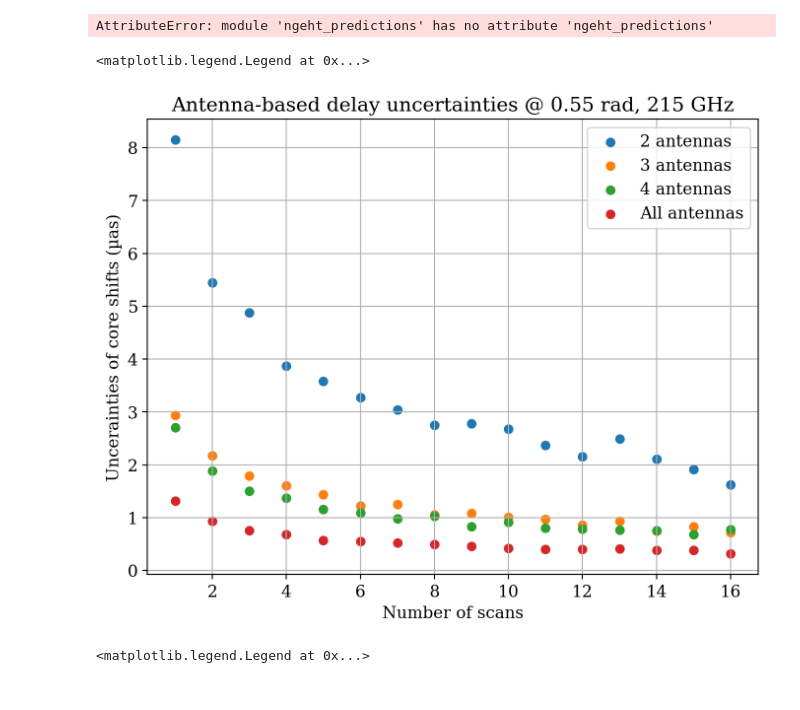
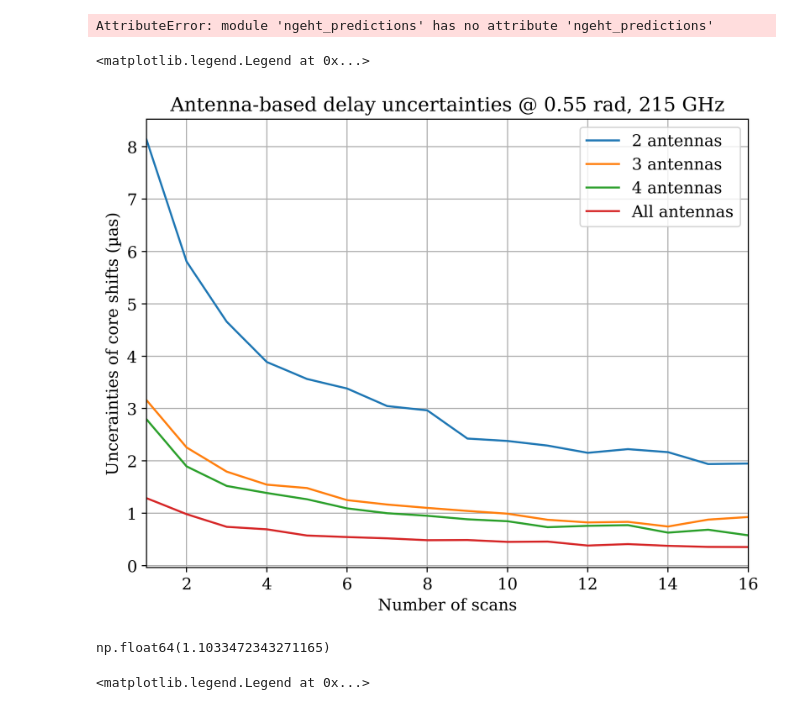
Before and after one commit to GalagaBits/ngeht_simulations, a Jupyter notebook: source_structure_test.ipynb, the cells around one changed output. Saved outputs shown, nothing was run; the diff lists cells and outputs as text; code cells hidden in the pictures.

```diff
--- a/source_structure_test.ipynb
+++ b/source_structure_test.ipynb
@@ -557,25 +442,30 @@ ngeht_predictions.ngeht_predictions.utilities.radians_to_mas(ngeht_2tennas_phase
 # %% [output]
 AttributeError: module 'ngeht_predictions' has no attribute 'ngeht_predictions'
 # %%
-fig, ax = plt.subplots(figsize=(8, 6), dpi=200)
+fig, ax = plt.subplots(figsize=(8, 6), dpi=350)
 
 x = np.arange(len(antenna_based_delay_per_scan_2))+1
 
-ax.scatter(x,np.array(antenna_based_delay_per_scan_2)*1000, label='2 antennas')
-ax.scatter(x,np.array(antenna_based_delay_per_scan_3)*1000, label='3 antennas')
-ax.scatter(x,np.array(antenna_based_delay_per_scan_4)*1000, label='4 antennas')
-ax.scatter(x,np.array(antenna_based_delay_per_scan_all)*1000, label='All antennas')
+ax.plot(x,np.array(antenna_based_delay_per_scan_2)*1000, label='2 antennas')
+ax.plot(x,np.array(antenna_based_delay_per_scan_3)*1000, label='3 antennas')
+ax.plot(x,np.array(antenna_based_delay_per_scan_4)*1000, label='4 antennas')
+ax.plot(x,np.array(antenna_based_delay_per_scan_all)*1000, label='All antennas')
 
 ax.set_title('Antenna-based delay uncertainties @ 0.55 rad, 215 GHz')
 ax.set_xlabel('Number of scans')
+ax.set_xlim(1,16)
 ax.set_ylabel('Uncerainties of core shifts (µas)')
 
 ax.grid(True)
 
 ax.legend()
 # %% [output]
 <matplotlib.legend.Legend at 0x...>
-[figure, old version]
+[figure, new version]
+# %%
+antenna_based_delay_per_scan_3[7] * 1000
+# %% [output]
+np.float64(1.1033472343271165)
 # %%
 fig, ax = plt.subplots(figsize=(8, 6), dpi=200)
 
```
Also changed, not shown: parts of 3 cells of this notebook, 7 other files.
